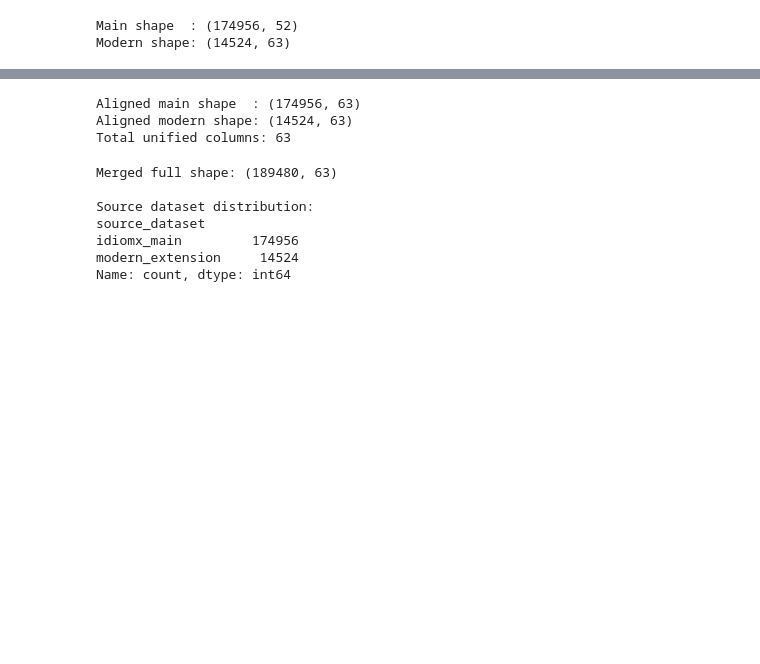
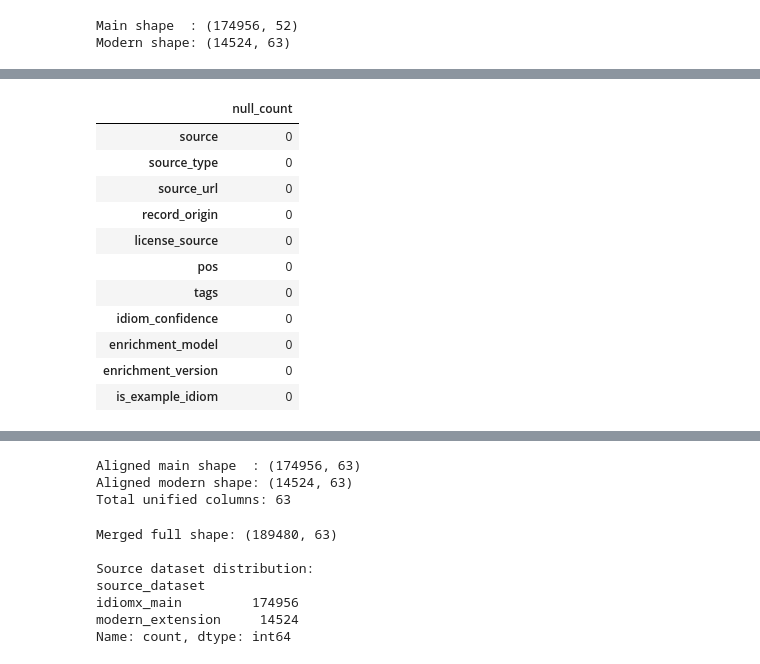
Before and after one commit to aymanshar/idiomx-dataset, a Jupyter notebook: notebooks/05_merge_idiomX_and_modern_idiom.ipynb, the cells around one changed output, grey strips where cells are left out. Saved outputs shown, nothing was run; the diff lists cells and outputs as text; code cells hidden in the pictures; blank space fills up the shorter version.

```diff
--- a/notebooks/05_merge_idiomX_and_modern_idiom.ipynb
+++ b/notebooks/05_merge_idiomX_and_modern_idiom.ipynb
@@ -49,0 +204,75 @@ Columns only in modern dataset:
+# %%
+# [MODERN FIX 5] Fill remaining metadata nulls with controlled defaults
+
+# --------------------------------------------------
+# Source-related defaults
+# --------------------------------------------------
+df_modern["source"] = df_modern["source"].fillna("modern_combined")
+df_modern["source_type"] = df_modern["source_type"].fillna("slang_collection")
+
+# source_url may genuinely be missing
+df_modern["source_url"] = df_modern["source_url"].fillna("unknown")
+
+# POS / tags defaults
+df_modern["pos"] = df_modern["pos"].fillna("phrase")
+df_modern["tags"] = df_modern["tags"].fillna("idiomatic_expression")
+
+# confidence after filtering/validation can safely be high by default
+df_modern["idiom_confidence"] = df_modern["idiom_confidence"].fillna(1.0)
+
+# --------------------------------------------------
+# Provenance fields
+# --------------------------------------------------
+if "record_origin" not in df_modern.columns:
+    df_modern["record_origin"] = pd.NA
+df_modern["record_origin"] = df_modern["record_origin"].fillna("modern_pipeline")
+
+if "license_source" not in df_modern.columns:
+    df_modern["license_source"] = pd.NA
+df_modern["license_source"] = df_modern["license_source"].fillna("mixed_sources")
+
+# --------------------------------------------------
+# Enrichment metadata
+# --------------------------------------------------
+if "enrichment_model" not in df_modern.columns:
+    df_modern["enrichment_model"] = pd.NA
+df_modern["enrichment_model"] = df_modern["enrichment_model"].fillna("gpt-4.1-mini")
+
+if "enrichment_version" not in df_modern.columns:
+    df_modern["enrichment_version"] = pd.NA
+df_modern["enrichment_version"] = df_modern["enrichment_version"].fillna("modern_v1")
+
+# --------------------------------------------------
+# Fix is_example_idiom from label
+# idiomatic -> True
+# literal -> False
+# borderline -> False
+# --------------------------------------------------
+if "is_example_idiom" in df_modern.columns and "example_usage_label" in df_modern.columns:
+    mapped_flags = df_modern["example_usage_label"].map({
+        "idiomatic": True,
+        "literal": False,
+        "borderline": False,
+    })
+    df_modern["is_example_idiom"] = df_modern["is_example_idiom"].combine_first(mapped_flags)
+
+# --------------------------------------------------
+# Inspect remaining nulls
+# --------------------------------------------------
+check_cols = [
+    "source",
+    "source_type",
+    "source_url",
+    "record_origin",
+    "license_source",
+    "pos",
+    "tags",
+    "idiom_confidence",
+    "enrichment_model",
+    "enrichment_version",
+    "is_example_idiom",
+]
+
+print("Remaining null counts after controlled fill:")
+display(df_modern[check_cols].isna().sum().to_frame("null_count"))
+# %% [output]
@@ -49,0 +280,12 @@ Columns only in modern dataset:
+|  | null_count |
+| source | 0 |
+| source_type | 0 |
+| source_url | 0 |
+| record_origin | 0 |
+| license_source | 0 |
+| pos | 0 |
+| tags | 0 |
+| idiom_confidence | 0 |
+| enrichment_model | 0 |
+| enrichment_version | 0 |
+| is_example_idiom | 0 |
```
Also changed, not shown: parts of 21 cells of this notebook.
